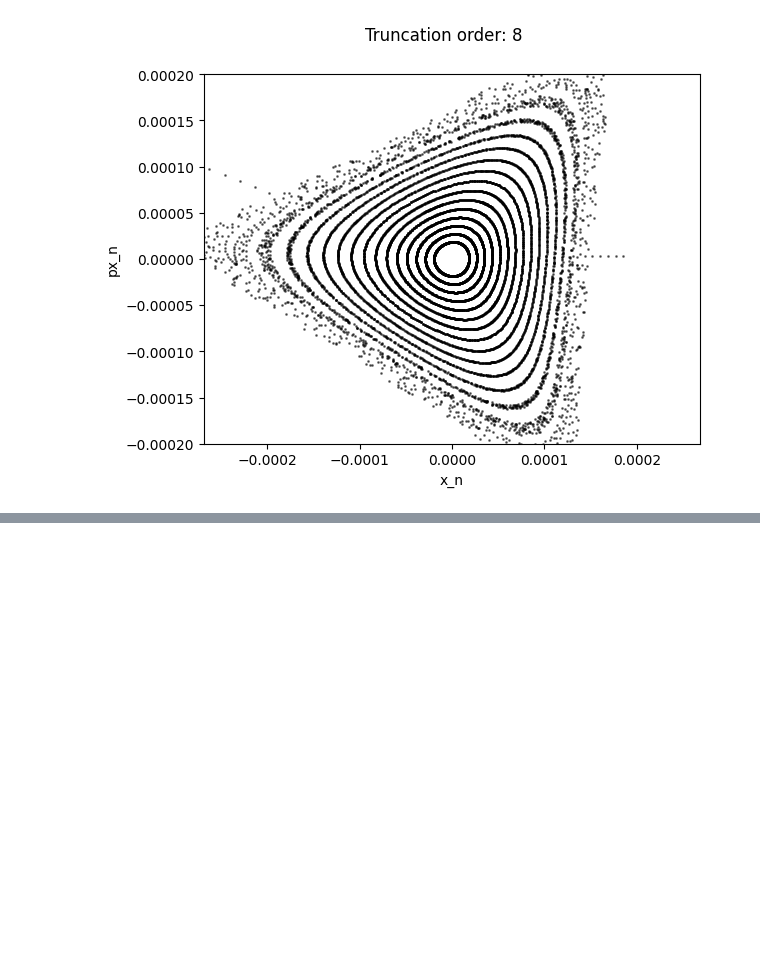
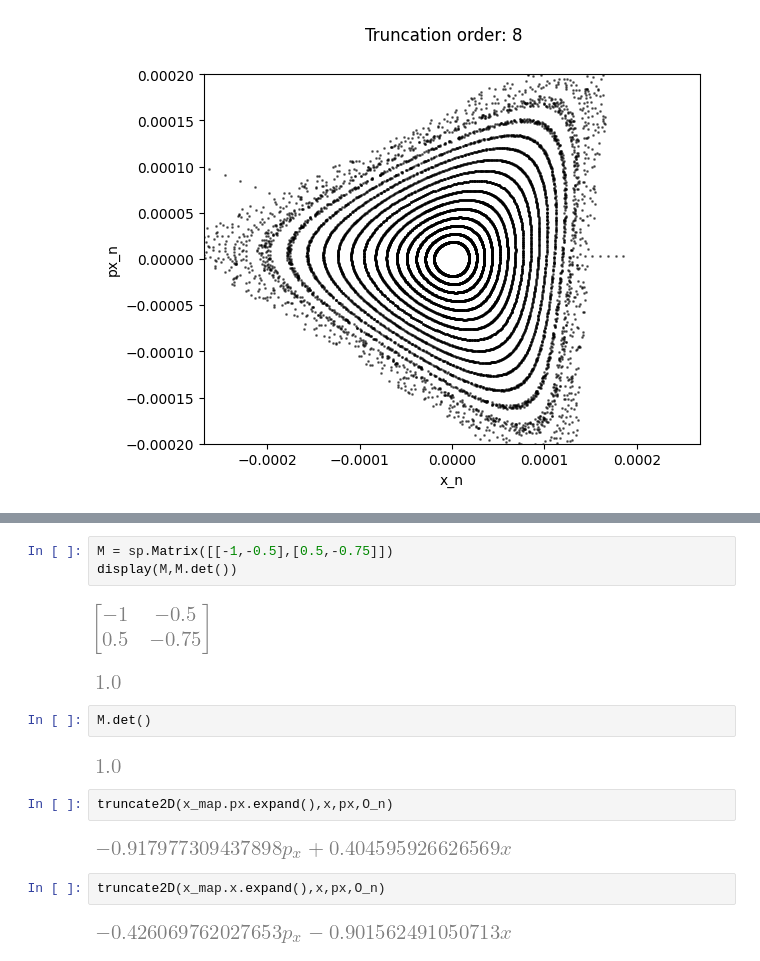
Before and after one commit to pbelange/McMillan, a Jupyter notebook: Machines/racetrack/001_makeLine.ipynb, the cells around one changed output, grey strips where cells are left out. Drawn from its saved outputs; the diff is of its cells as text; blank space fills up the shorter version.

```diff
--- a/Machines/racetrack/001_makeLine.ipynb
+++ b/Machines/racetrack/001_makeLine.ipynb
@@ -265,0 +325,18 @@ for O_map in [3,4,5,6,7,8]:
+# %%
+M = sp.Matrix([[-1,-0.5],[0.5,-0.75]])
+display(M,M.det())
+# %% [output]
+[figure, added]
+[figure, added]
+# %%
+M.det()
+# %% [output]
+[figure, added]
+# %%
+truncate2D(x_map.px.expand(),x,px,O_n)
+# %% [output]
+[figure, added]
+# %%
+truncate2D(x_map.x.expand(),x,px,O_n)
+# %% [output]
+[figure, added]
```
Also changed, not shown: parts of 87 cells of this notebook, 2 other files.
